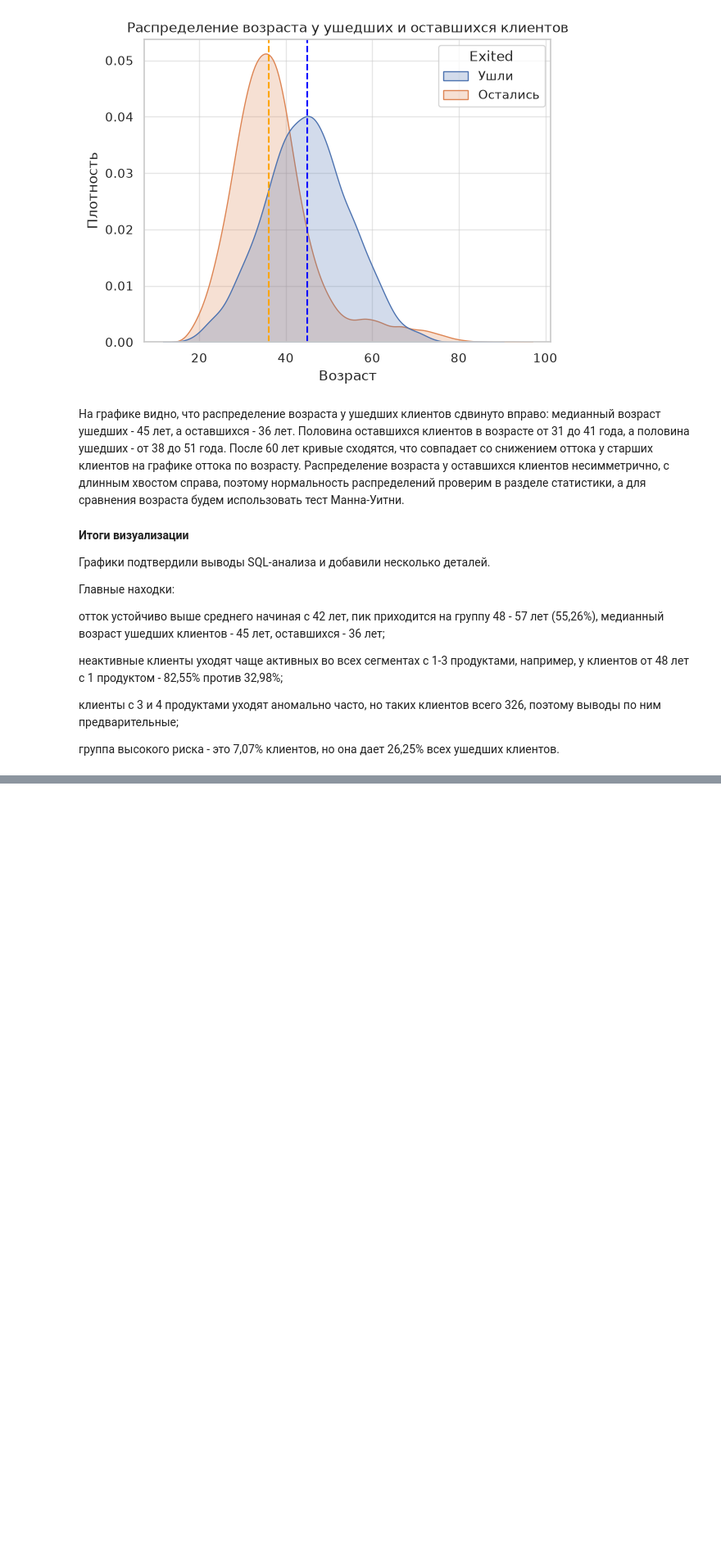
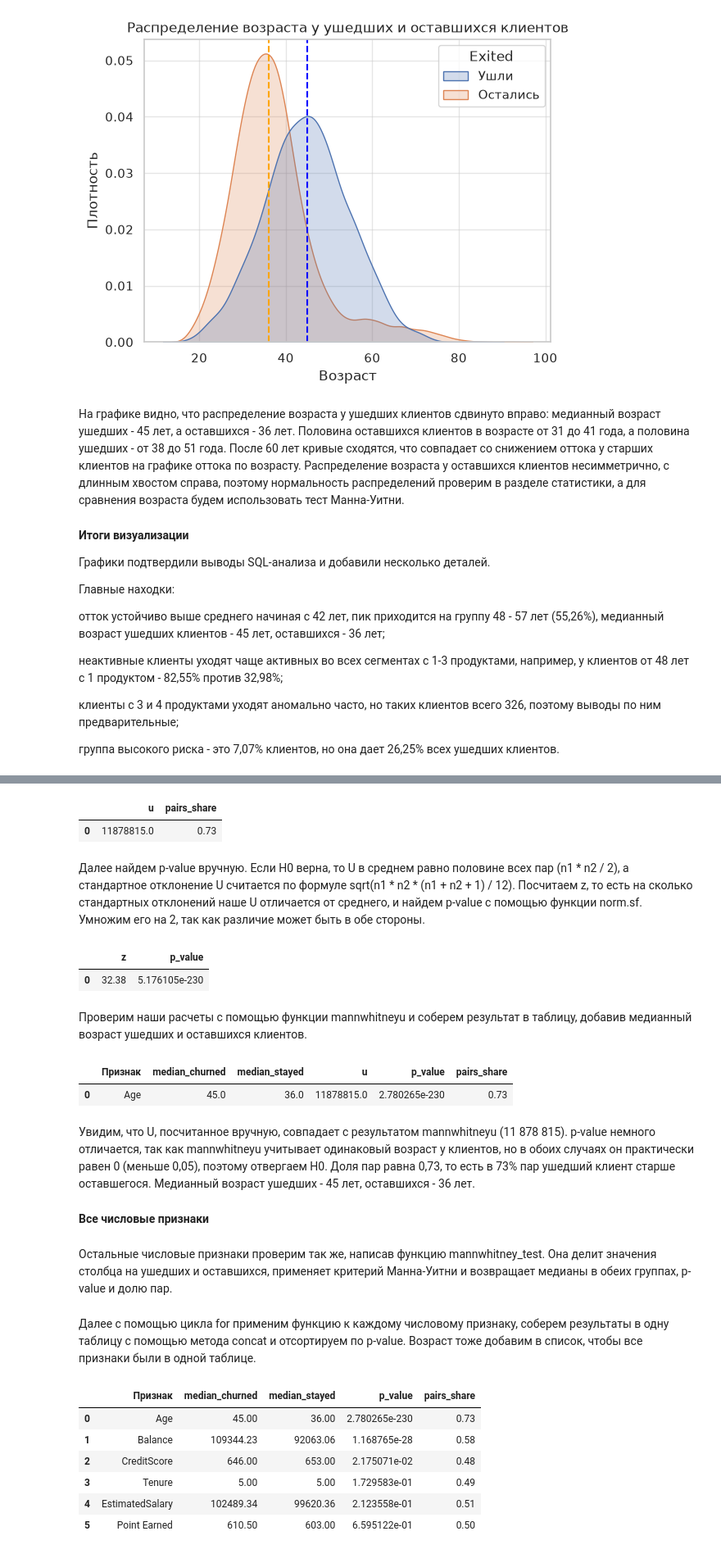
Before and after one commit to ilushav/bank-churn-analysis, a Jupyter notebook: notebooks/analysis.ipynb, the cells around one changed output, grey strips where cells are left out. Shown at 82% size. Drawn from its saved outputs; the diff is of its cells as text; code cells hidden in the pictures; blank space fills up the shorter version.

```diff
--- a/notebooks/analysis.ipynb
+++ b/notebooks/analysis.ipynb
@@ -601,0 +698,3 @@ plt.show()
+# %%
+churned_age = df[df["Exited"] == 1]["Age"]
+stayed_age = df[df["Exited"] == 0]["Age"]
@@ -601,0 +703,37 @@ plt.show()
+# %%
+age_ranks = df["Age"].rank()
+rank_sum = age_ranks[df["Exited"] == 1].sum()
+n1 = len(churned_age)
+n2 = len(stayed_age)
+u = rank_sum - n1 * (n1 + 1) / 2
+pairs_share = u / (n1 * n2)
+pd.DataFrame({"u": [u], "pairs_share": [round(pairs_share, 2)]})
+# %% [output]
+|  | u | pairs_share |
+| 0 | 11878815.0 | 0.73 |
+# %% [markdown]
+Далее найдем p-value вручную. Если H0 верна, то U в среднем равно половине всех пар (n1 * n2 / 2), а стандартное отклонение U считается по формуле sqrt(n1 * n2 * (n1 + n2 + 1) / 12). Посчитаем z, то есть на сколько стандартных отклонений наше U отличается от среднего, и найдем p-value с помощью функции norm.sf. Умножим его на 2, так как различие может быть в обе стороны.
+# %%
+u_mean = n1 * n2 / 2
+u_std = sqrt(n1 * n2 * (n1 + n2 + 1) / 12)
+z = (u - u_mean) / u_std
+p_value = 2 * norm.sf(abs(z))
+pd.DataFrame({"z": [round(z, 2)], "p_value": [p_value]})
+# %% [output]
+|  | z | p_value |
+| 0 | 32.38 | 5.176105e-230 |
+# %% [markdown]
+Проверим наши расчеты с помощью функции mannwhitneyu и соберем результат в таблицу, добавив медианный возраст ушедших и оставшихся клиентов.
+# %%
+u_scipy, p_value_scipy = mannwhitneyu(churned_age, stayed_age)
+age_result = pd.DataFrame({"Признак": ["Age"], "median_churned": [churned_age.median()], "median_stayed": [stayed_age.median()], "u": [u_scipy], "p_value": [p_value_scipy], "pairs_share": [round(u_scipy / (n1 * n2), 2)]})
+age_result
+# %% [output]
+|  | Признак | median_churned | median_stayed | u | p_value | pairs_share |
+| 0 | Age | 45.0 | 36.0 | 11878815.0 | 2.780265e-230 | 0.73 |
+# %% [markdown]
+Увидим, что U, посчитанное вручную, совпадает с результатом mannwhitneyu (11 878 815). p-value немного отличается, так как mannwhitneyu учитывает одинаковый возраст у клиентов, но в обоих случаях он практически равен 0 (меньше 0,05), поэтому отвергаем H0. Доля пар равна 0,73, то есть в 73% пар ушедший клиент старше оставшегося. Медианный возраст ушедших - 45 лет, оставшихся - 36 лет.
+# %% [markdown]
+**Все числовые признаки**
+# %% [markdown]
+Остальные числовые признаки проверим так же, написав функцию mannwhitney_test. Она делит значения столбца на ушедших и оставшихся, применяет критерий Манна-Уитни и возвращает медианы в обеих группах, p-value и долю пар.
@@ -601,0 +746,17 @@ plt.show()
+# %% [markdown]
+Далее с помощью цикла for применим функцию к каждому числовому признаку, соберем результаты в одну таблицу с помощью метода concat и отсортируем по p-value. Возраст тоже добавим в список, чтобы все признаки были в одной таблице.
+# %%
+numeric_columns = ["CreditScore", "Age", "Tenure", "Balance", "EstimatedSalary", "Point Earned"]
+results = []
+for column in numeric_columns:
+    results.append(mannwhitney_test(column))
+mannwhitney_results = pd.concat(results).sort_values(by="p_value", ignore_index=True)
+mannwhitney_results
+# %% [output]
+|  | Признак | median_churned | median_stayed | p_value | pairs_share |
+| 0 | Age | 45.00 | 36.00 | 2.780265e-230 | 0.73 |
+| 1 | Balance | 109344.23 | 92063.06 | 1.168765e-28 | 0.58 |
+| 2 | CreditScore | 646.00 | 653.00 | 2.175071e-02 | 0.48 |
+| 3 | Tenure | 5.00 | 5.00 | 1.729583e-01 | 0.49 |
+| 4 | EstimatedSalary | 102489.34 | 99620.36 | 2.123558e-01 | 0.51 |
+| 5 | Point Earned | 610.50 | 603.00 | 6.595122e-01 | 0.50 |
```
Also changed, not shown: parts of 28 cells of this notebook.
